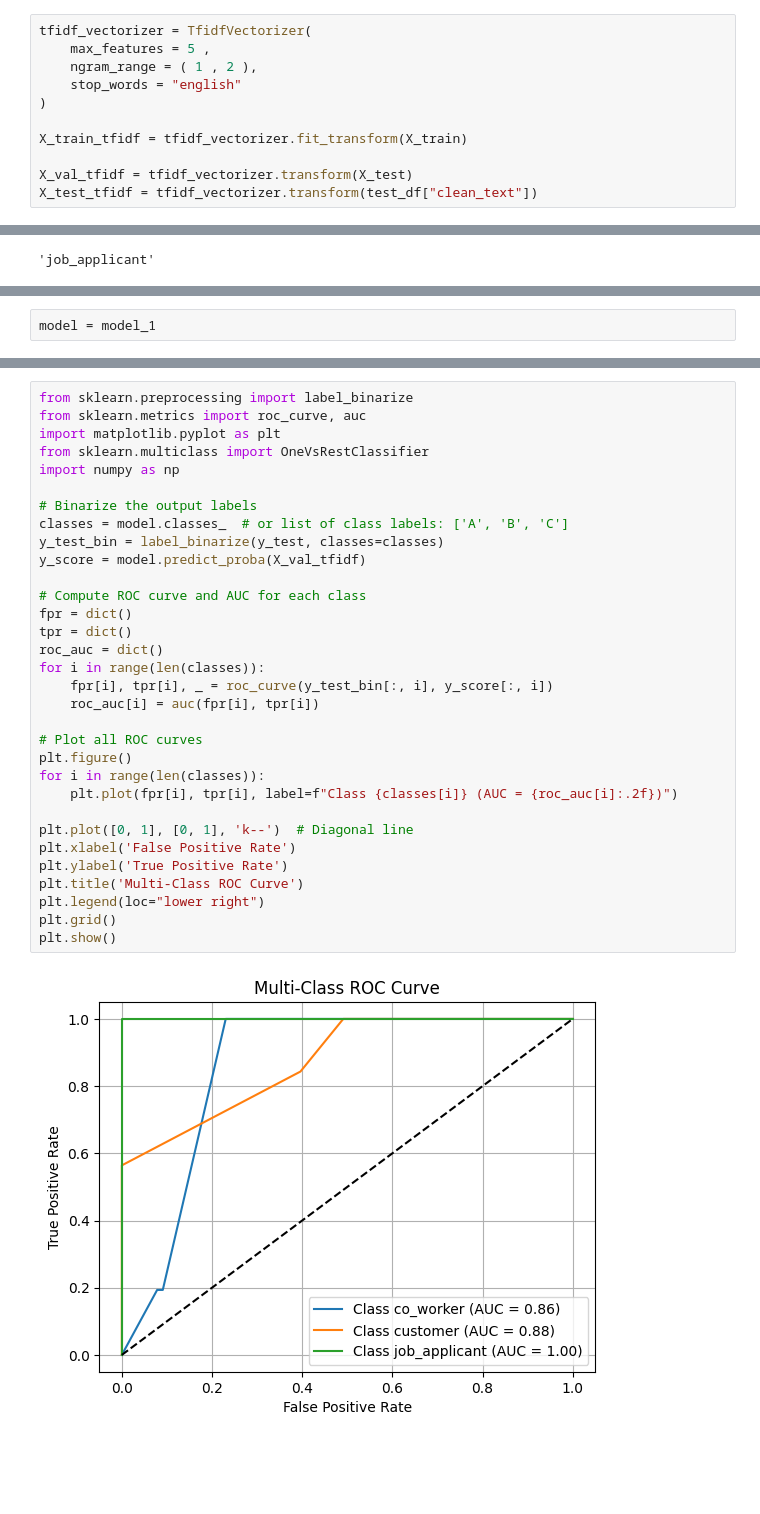
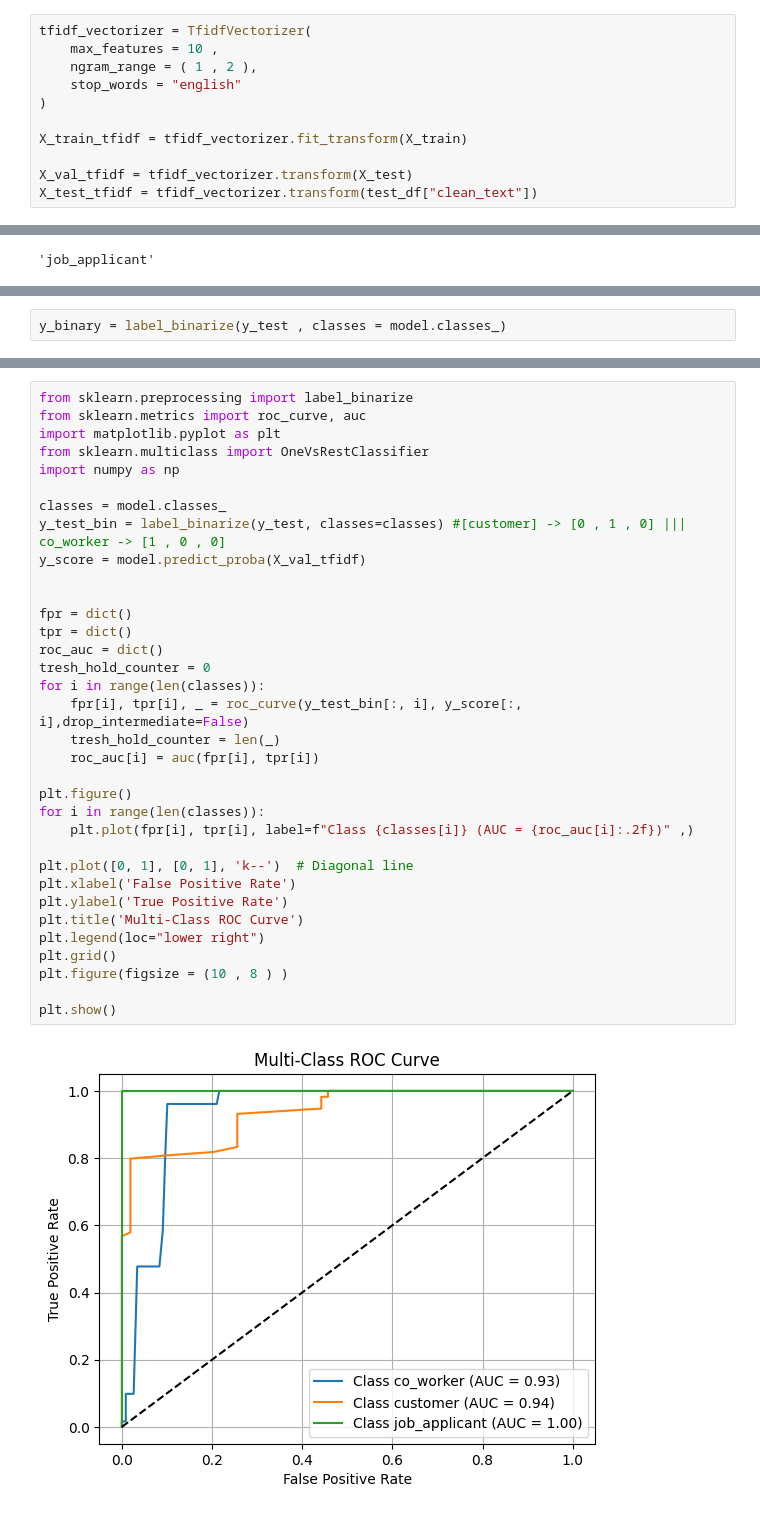
Before and after one commit to moghit-eou/Text-Categorization-TF-IDF-Word2Vec-Embeddings, a Jupyter notebook: LogisticRegression/balance.ipynb, the cells around one changed output, grey strips where cells are left out. Cells and saved outputs as stored; diff of their text form; blank space fills up the shorter version.

```diff
--- a/LogisticRegression/balance.ipynb
+++ b/LogisticRegression/balance.ipynb
@@ -90,7 +90,7 @@ X_train , X_test , y_train , y_test = train_test_split (
     stratify = y )
 # %%
 tfidf_vectorizer = TfidfVectorizer(
-    max_features = 5 ,
+    max_features = 10 ,
     ngram_range = ( 1 , 2 ),
     stop_words = "english"
 )
@@ -168,2 +168,2 @@ job_applicant       1.00      1.00      1.00      1200
 # %%
-model = model_1
+y_binary = label_binarize(y_test , classes = model.classes_)
@@ -170,34 +194,36 @@ model = model_1
 # %%
 from sklearn.preprocessing import label_binarize
 from sklearn.metrics import roc_curve, auc
 import matplotlib.pyplot as plt
 from sklearn.multiclass import OneVsRestClassifier
 import numpy as np
 
-# Binarize the output labels
-classes = model.classes_  # or list of class labels: ['A', 'B', 'C']
-y_test_bin = label_binarize(y_test, classes=classes)
+classes = model.classes_
+y_test_bin = label_binarize(y_test, classes=classes) #[customer] -> [0 , 1 , 0] ||| co_worker -> [1 , 0 , 0]
 y_score = model.predict_proba(X_val_tfidf)
 
-# Compute ROC curve and AUC for each class
+
 fpr = dict()
 tpr = dict()
 roc_auc = dict()
+tresh_hold_counter = 0
 for i in range(len(classes)):
-    fpr[i], tpr[i], _ = roc_curve(y_test_bin[:, i], y_score[:, i])
+    fpr[i], tpr[i], _ = roc_curve(y_test_bin[:, i], y_score[:, i],drop_intermediate=False)
+    tresh_hold_counter = len(_)
     roc_auc[i] = auc(fpr[i], tpr[i])
 
-# Plot all ROC curves
 plt.figure()
 for i in range(len(classes)):
-    plt.plot(fpr[i], tpr[i], label=f"Class {classes[i]} (AUC = {roc_auc[i]:.2f})")
+    plt.plot(fpr[i], tpr[i], label=f"Class {classes[i]} (AUC = {roc_auc[i]:.2f})" ,)
 
 plt.plot([0, 1], [0, 1], 'k--')  # Diagonal line
 plt.xlabel('False Positive Rate')
 plt.ylabel('True Positive Rate')
 plt.title('Multi-Class ROC Curve')
 plt.legend(loc="lower right")
 plt.grid()
+plt.figure(figsize = (10 , 8 ) )
+
 plt.show()
 # %% [output]
-[figure, old version]
+[figure, new version]
```
Also changed, not shown: parts of 7 cells of this notebook, 5 other files.
